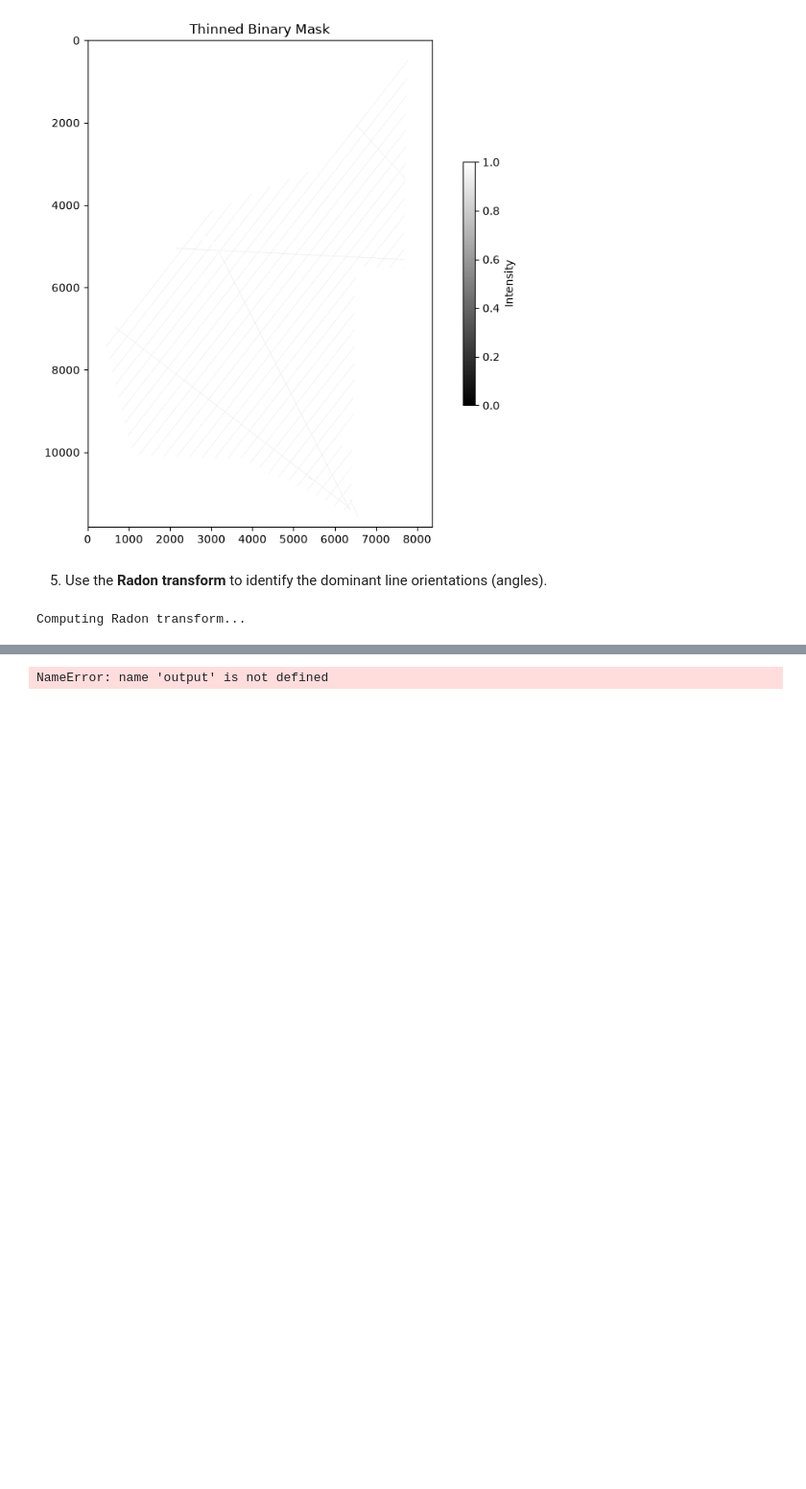
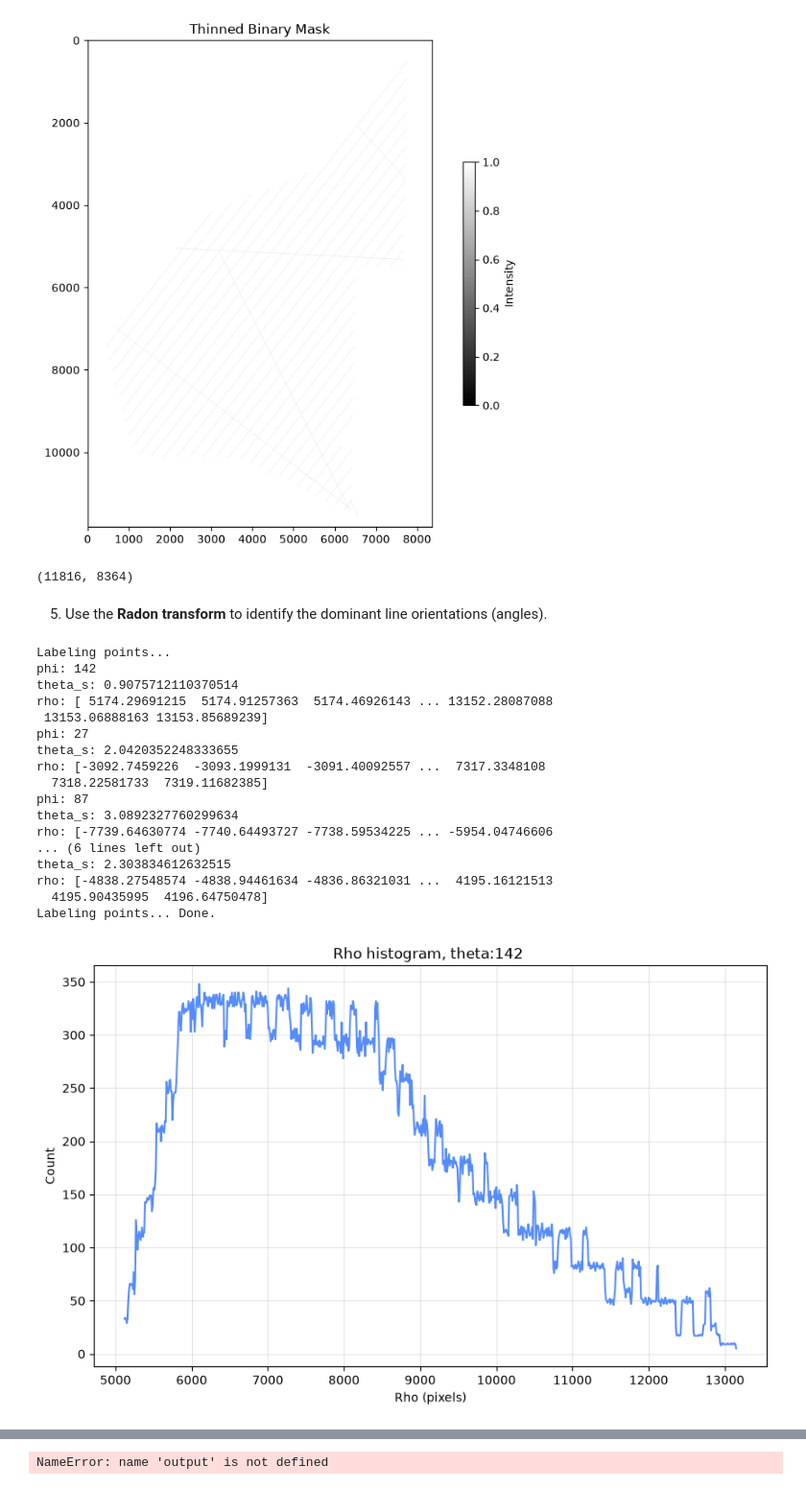
Before and after one commit to franciscorpuz/interpolation_uncertainty, a Jupyter notebook: notebooks/sim_D000141.ipynb, the cells around one changed output, grey strips where cells are left out. Shown at 96% size. Drawn from its saved outputs; the diff is of its cells as text; code cells hidden in the pictures; blank space fills up the shorter version.

Commit message:
point labelling but whole image

```diff
--- a/notebooks/sim_D000141.ipynb
+++ b/notebooks/sim_D000141.ipynb
@@ -108,15 +112,38 @@ plt.colorbar(label='Intensity', shrink=0.5)
 plt.show()
 # %% [output]
 [figure]
+# %%
+bathy_thin.shape
+# %% [output]
+(11816, 8364)
 # %% [markdown]
 5. Use the **Radon transform** to identify the dominant line orientations (angles).
 # %%
 # Run the Radon transform over the full skeleton to identify the single most
 # prominent orientation. The variance profile peaks at angles where projections
 # are concentrated — characteristic of linear features aligned with that angle.
 point_orientation, angle_info = compute_local_orientation(bathy_thin,
                                   method='radon',
                                   plot_orientation=True,
-                                  circle=False)
+                                  circle=True,
+                                  tol=5,
+                                  precomputed_theta=angle_info)
 # %% [output]
-Computing Radon transform...
+Labeling points...
+phi: 142
+theta_s: 0.9075712110370514
+rho: [ 5174.29691215  5174.91257363  5174.46926143 ... 13152.28087088
+ 13153.06888163 13153.85689239]
+phi: 27
+theta_s: 2.0420352248333655
+rho: [-3092.7459226  -3093.1999131  -3091.40092557 ...  7317.3348108
+  7318.22581733  7319.11682385]
+phi: 87
+theta_s: 3.0892327760299634
+rho: [-7739.64630774 -7740.64493727 -7738.59534225 ... -5954.04746606
+... (6 lines left out)
+theta_s: 2.303834612632515
+rho: [-4838.27548574 -4838.94461634 -4836.86321031 ...  4195.16121513
+  4195.90435995  4196.64750478]
+Labeling points... Done.
+[figure, added]
```
Also changed, not shown: parts of 4 cells of this notebook, 2 other files.
